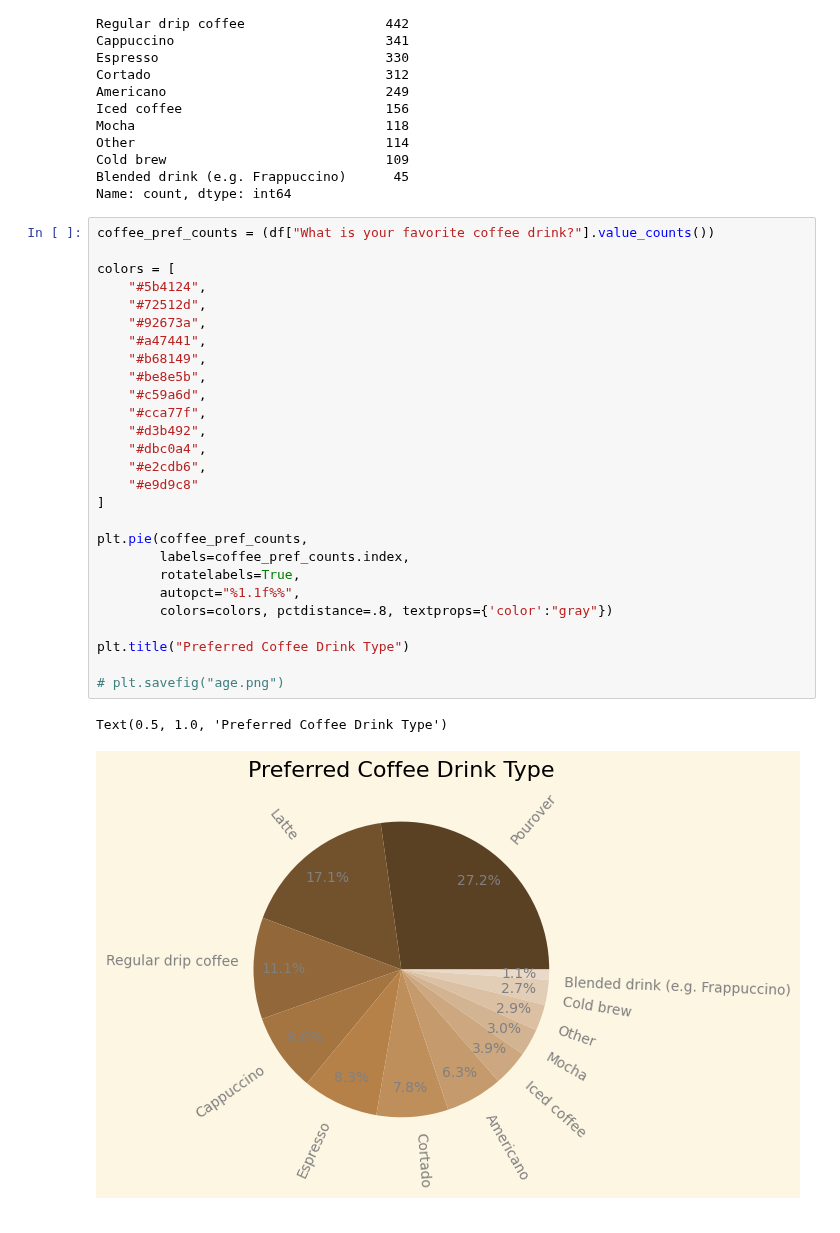
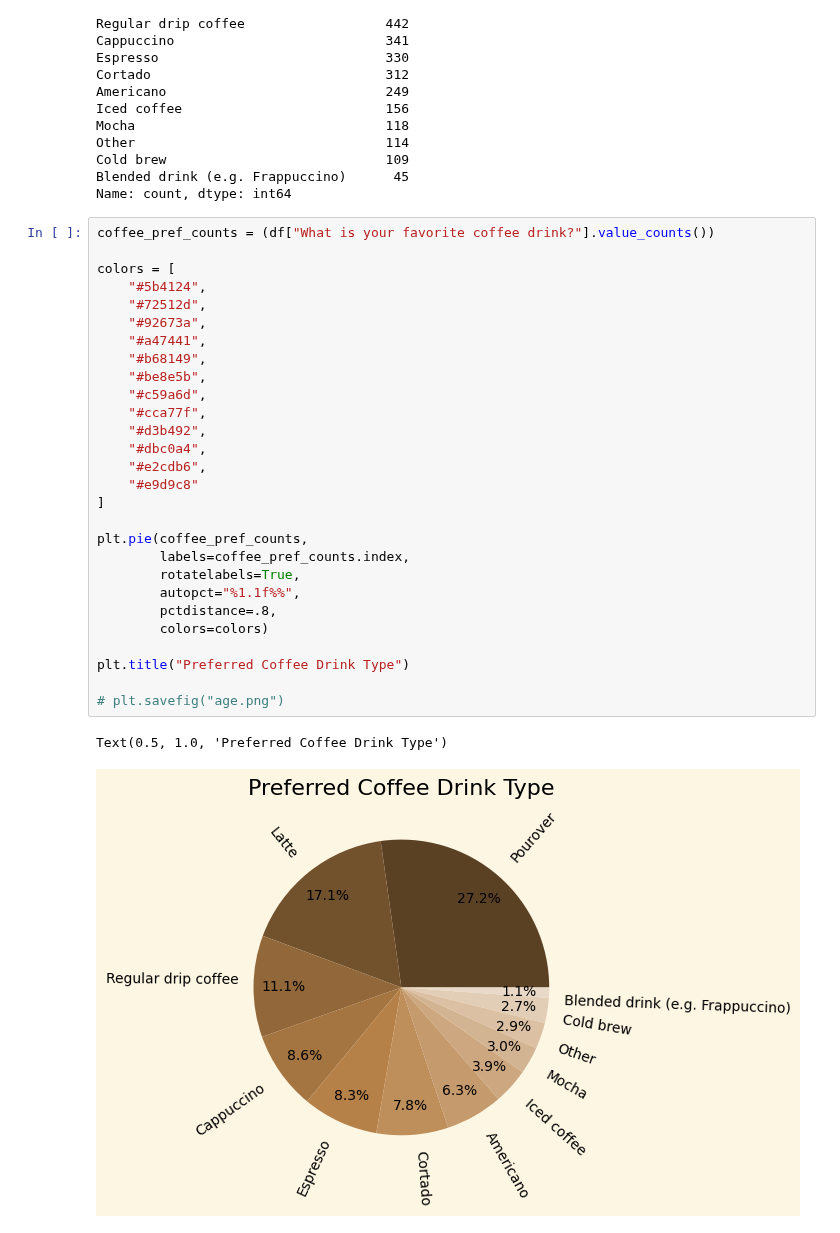
Before and after one commit to peterjungers/coffee_survey, a Jupyter notebook: coffee_survey.ipynb, the cells around one changed output. Drawn from its saved outputs; the diff is of its cells as text.

Commit message:
Working on pie chart

```diff
--- a/coffee_survey.ipynb
+++ b/coffee_survey.ipynb
@@ -97,30 +97,31 @@ Name: count, dtype: int64
 # %%
 coffee_pref_counts = (df["What is your favorite coffee drink?"].value_counts())
 
 colors = [
     "#5b4124",
     "#72512d",
     "#92673a",
     "#a47441",
     "#b68149",
     "#be8e5b",
     "#c59a6d",
     "#cca77f",
     "#d3b492",
     "#dbc0a4",
     "#e2cdb6",
     "#e9d9c8"
 ]
 
 plt.pie(coffee_pref_counts,
         labels=coffee_pref_counts.index,
         rotatelabels=True,
         autopct="%1.1f%%",
-        colors=colors, pctdistance=.8, textprops={'color':"gray"})
+        pctdistance=.8,
+        colors=colors)
 
 plt.title("Preferred Coffee Drink Type")
 
 # plt.savefig("age.png")
 # %% [output]
 Text(0.5, 1.0, 'Preferred Coffee Drink Type')
-[figure, old version]
+[figure, new version]
```
